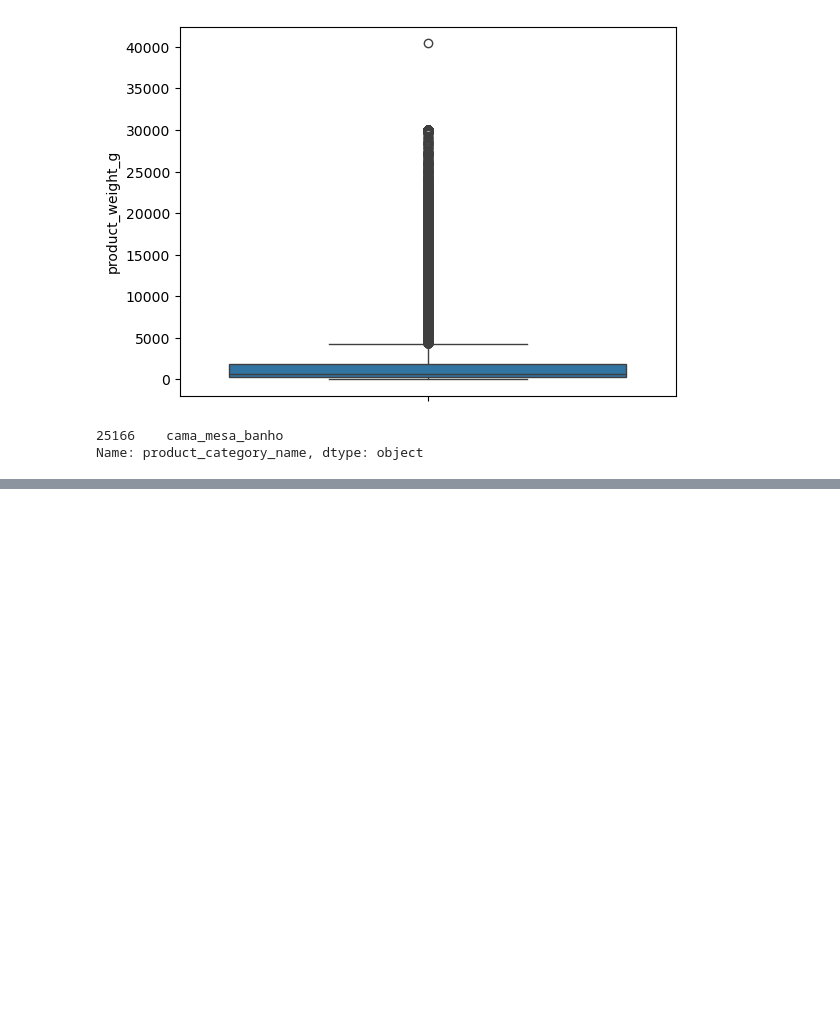
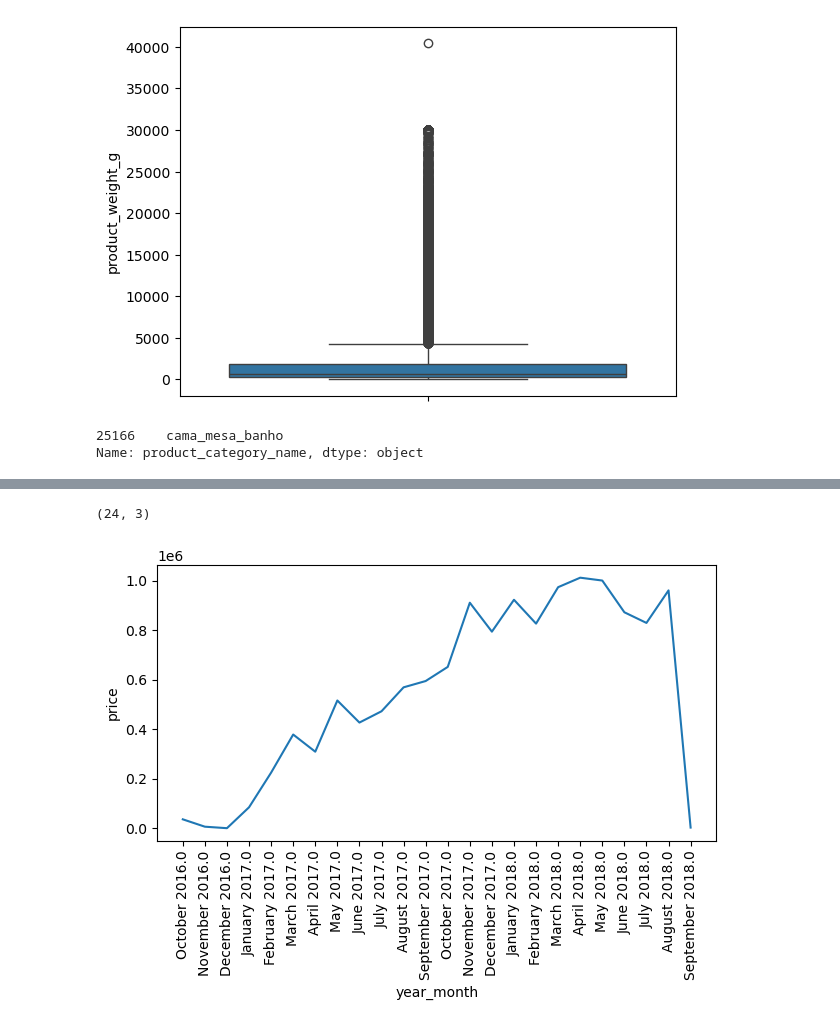
Before and after one commit to Vinaychauhan06/E-Commerce-Analytics-Dashboard-Python-SQL-Power-BI-, a Jupyter notebook: 02_EDA_Analysis.ipynb, the cells around one changed output, grey strips where cells are left out. Saved outputs shown, nothing was run; the diff lists cells and outputs as text; code cells hidden in the pictures; blank space fills up the shorter version.

Commit message:
graph added

```diff
--- a/02_EDA_Analysis.ipynb
+++ b/02_EDA_Analysis.ipynb
@@ -504,0 +515,2 @@ Name: product_category_name, dtype: object
+# %%
+order=odd.merge(ot[['order_id','price']],on='order_id',how='left')
@@ -504,0 +533,23 @@ Name: product_category_name, dtype: object
+# %%
+order_summary = (
+    order.groupby(['year', 'Deliver_month'])['price']
+         .sum()
+         .reset_index()
+)
+# %%
+order_summary.shape
+# %% [output]
+(24, 3)
+# %%
+order_summary['Date'] = pd.to_datetime(
+    order_summary['Deliver_month'] + ' ' + order_summary['year'].astype(int).astype(str),
+    format='%B %Y'
+)
+# %%
+order_summary = order_summary.sort_values('Date')
+# %%
+sns.lineplot(x='year_month', y='price', data=order_summary)
+plt.xticks(rotation=90)
+plt.tight_layout()
+# %% [output]
+[figure, added]
```
Also changed, not shown: parts of 11 cells of this notebook.
